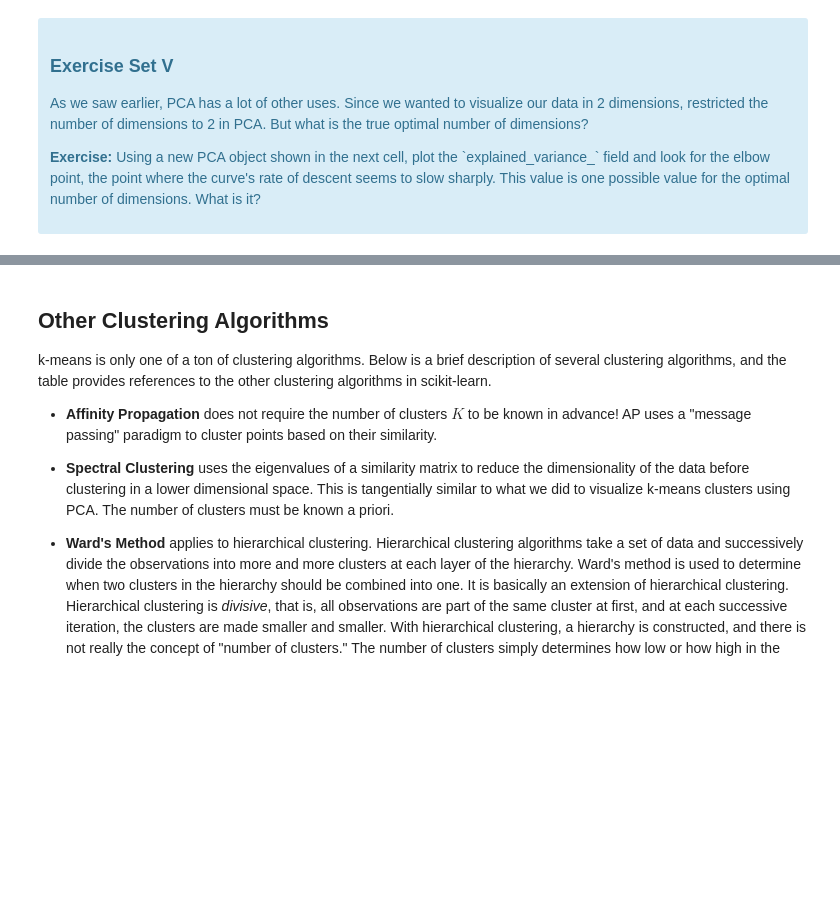
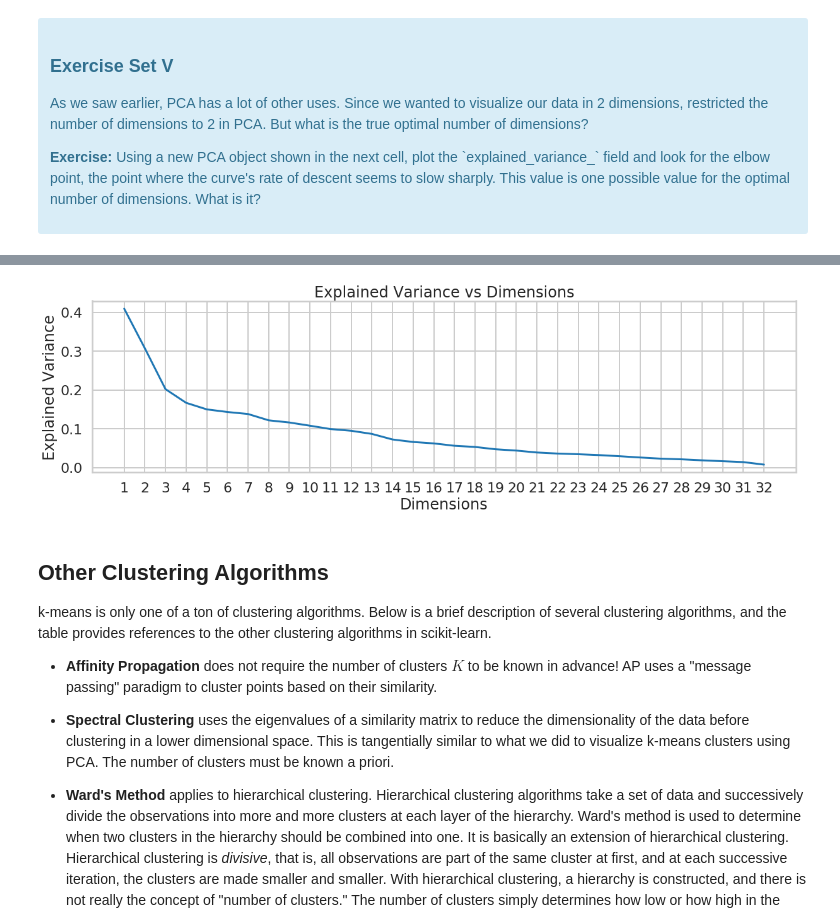
Before and after one commit to sv650s/springboard, a Jupyter notebook: aic-8_2_10_clustering-mini-project/Mini_Project_Clustering.ipynb, the cells around one changed output, grey strips where cells are left out. Drawn from its saved outputs; the diff is of its cells as text; code cells hidden in the pictures; blank space fills up the shorter version.

```diff
--- a/aic-8_2_10_clustering-mini-project/Mini_Project_Clustering.ipynb
+++ b/aic-8_2_10_clustering-mini-project/Mini_Project_Clustering.ipynb
@@ -463,7 +462,6 @@ What we've done is we've taken those columns of 0/1 indicator variables, and we'
 # Initialize a new PCA model with a default number of components.
 import sklearn.decomposition
 pca = sklearn.decomposition.PCA()
-X = pca.fit_transform(x_cols)
-centers_2d = pca.transform(centers_km[2])
+pca.fit(x_cols)
 
 # Do the rest on your own :)
@@ -470,3 +489,12 @@ centers_2d = pca.transform(centers_km[2])
+# %%
+f, a = plt.subplots(1, 1, figsize=(20,5))
+sns.lineplot(x=np.arange(1,33), y=pca.explained_variance_, ax=a)
+a.set_xlabel("Dimensions")
+a.set_ylabel("Explained Variance")
+a.set_xticks(np.arange(1,33))
+_ = a.set_title("Explained Variance vs Dimensions")
+# %% [output]
+[figure, added]
 # %% [markdown]
 ## Other Clustering Algorithms
 
```
Also changed, not shown: parts of 13 cells of this notebook.
